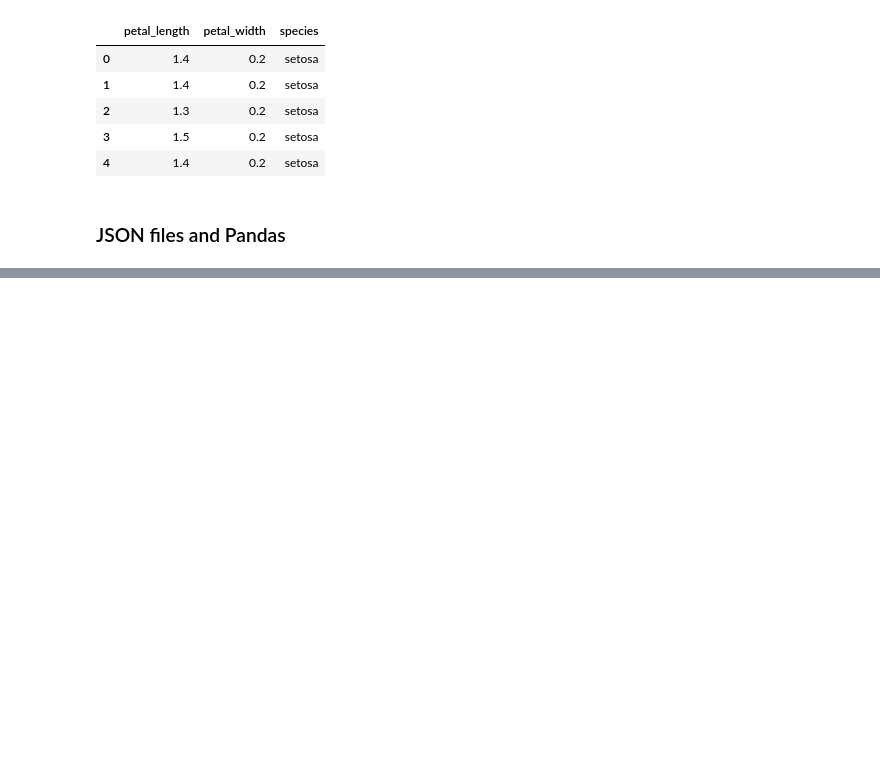
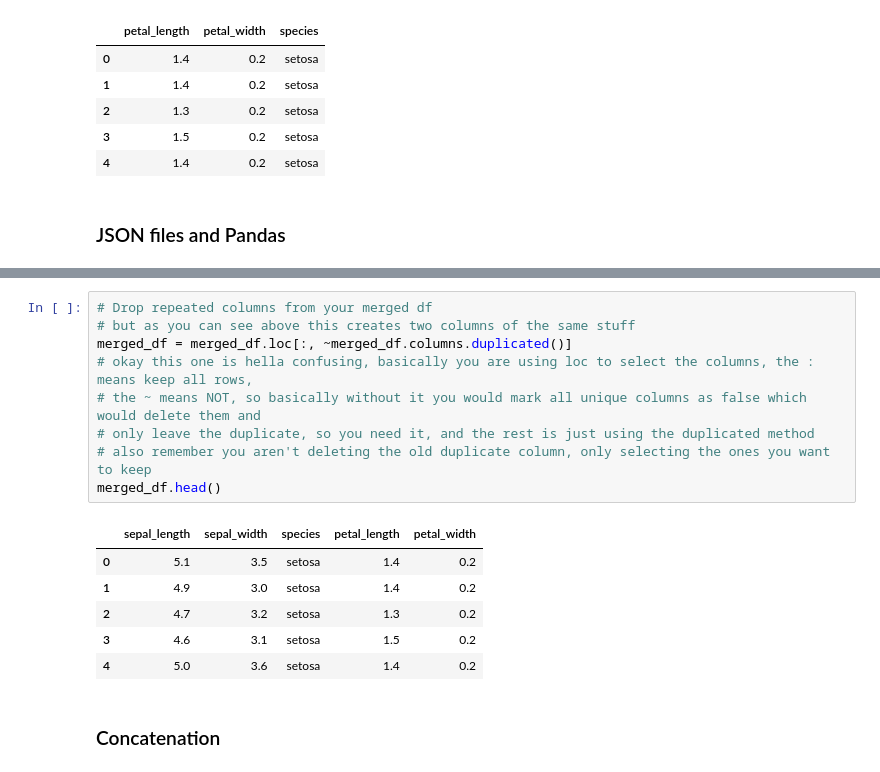
Before and after one commit to hiteshdoescoding/Data-606-Submitted-Work, a Jupyter notebook: week-4-day-4/numpy-and-pandas/working-with-data.ipynb, the cells around one changed output, grey strips where cells are left out. Saved outputs shown, nothing was run; the diff lists cells and outputs as text; blank space fills up the shorter version.

```diff
--- a/week-4-day-4/numpy-and-pandas/working-with-data.ipynb
+++ b/week-4-day-4/numpy-and-pandas/working-with-data.ipynb
@@ -149,0 +188,18 @@ petal_df.head(5)
+# %%
+# Drop repeated columns from your merged df
+# but as you can see above this creates two columns of the same stuff
+merged_df = merged_df.loc[:, ~merged_df.columns.duplicated()]
+# okay this one is hella confusing, basically you are using loc to select the columns, the : means keep all rows,
+# the ~ means NOT, so basically without it you would mark all unique columns as false which would delete them and
+# only leave the duplicate, so you need it, and the rest is just using the duplicated method
+# also remember you aren't deleting the old duplicate column, only selecting the ones you want to keep
+merged_df.head()
+# %% [output]
+|  | sepal_length | sepal_width | species | petal_length | petal_width |
+| 0 | 5.1 | 3.5 | setosa | 1.4 | 0.2 |
+| 1 | 4.9 | 3.0 | setosa | 1.4 | 0.2 |
+| 2 | 4.7 | 3.2 | setosa | 1.3 | 0.2 |
+| 3 | 4.6 | 3.1 | setosa | 1.5 | 0.2 |
+| 4 | 5.0 | 3.6 | setosa | 1.4 | 0.2 |
+# %% [markdown]
+### Concatenation
```
Also changed, not shown: parts of 7 cells of this notebook.
